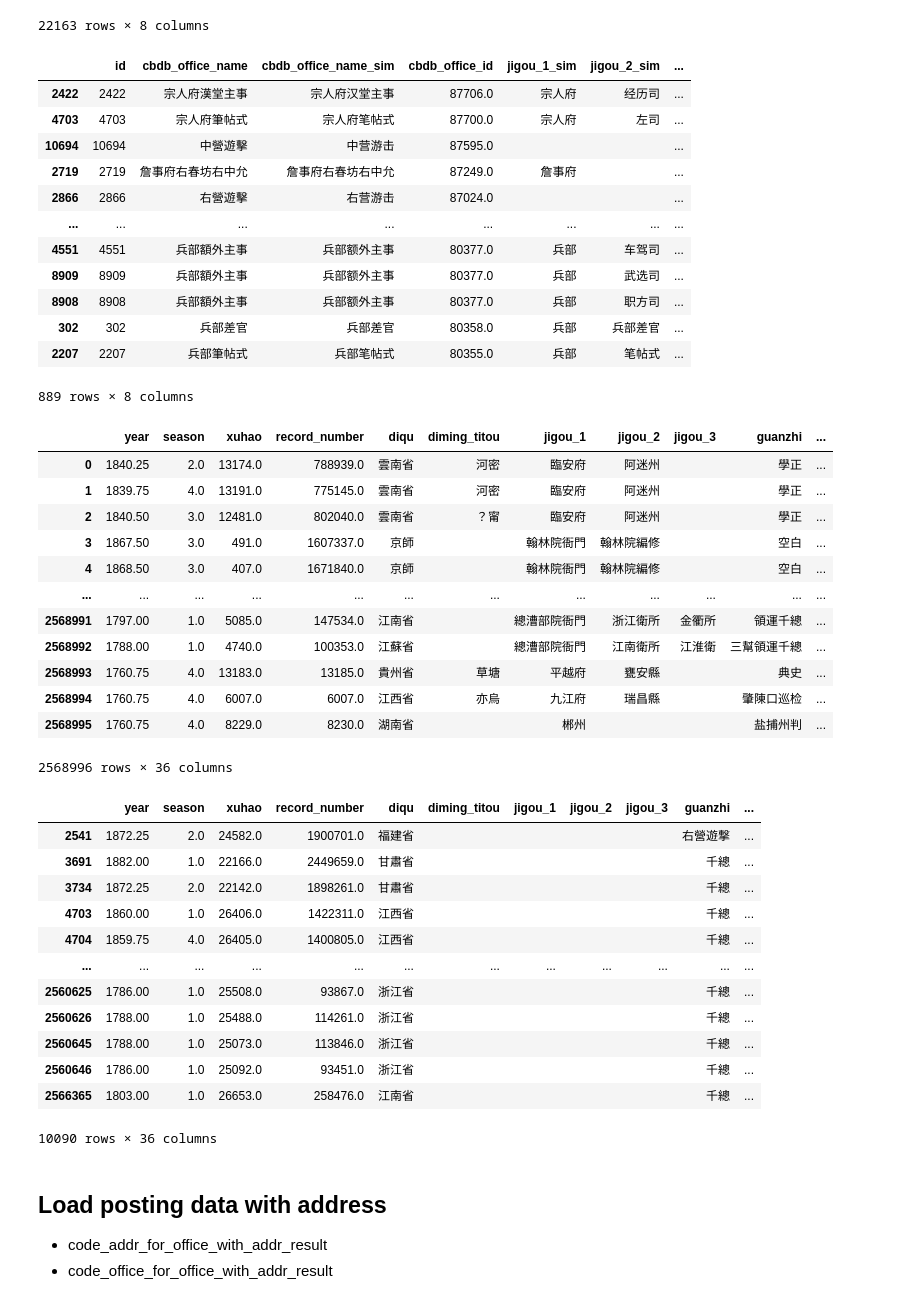
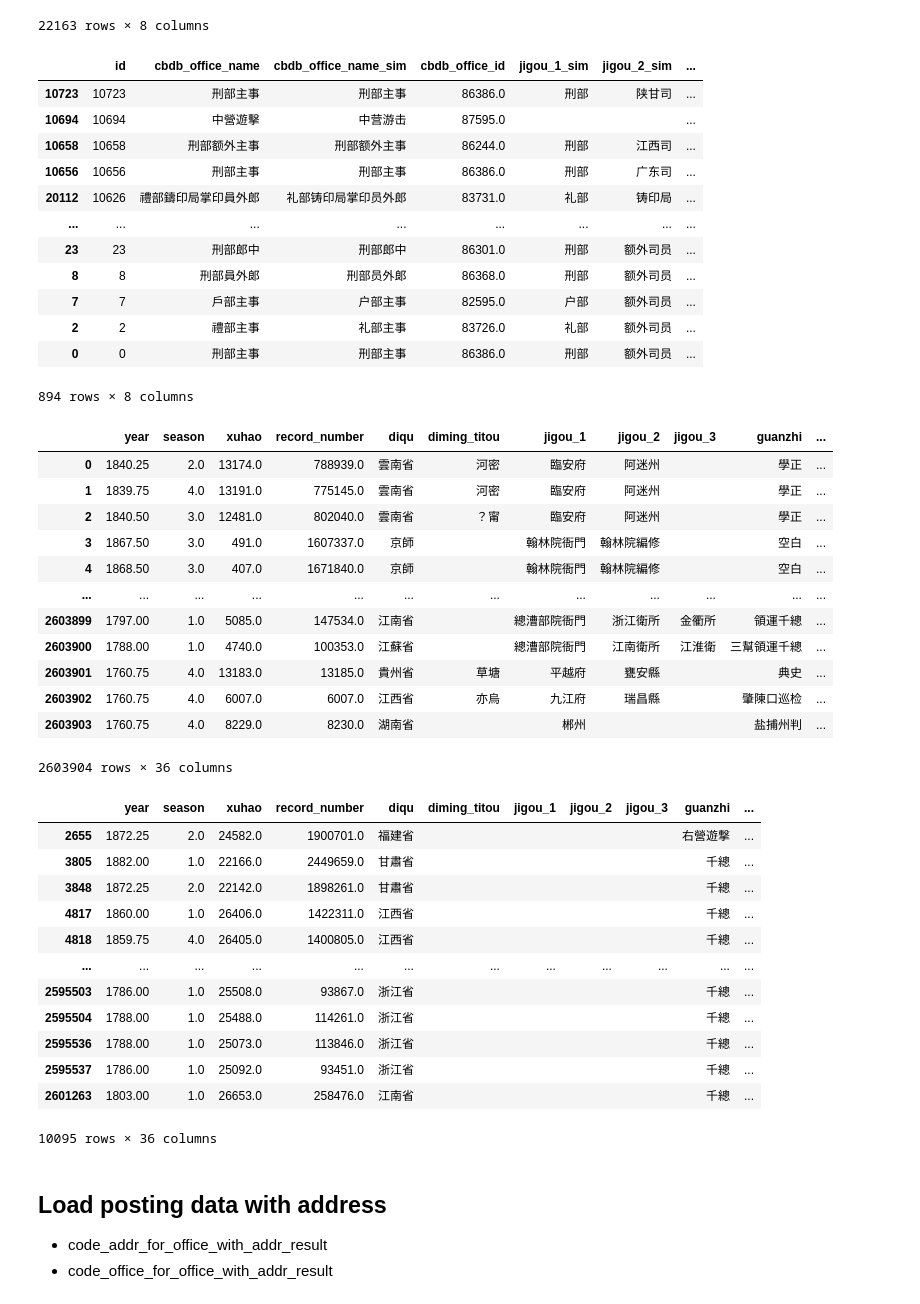
Before and after one commit to cbdb-project/Jinshenlu-20240725-Han-persons-not-in-CBDB_Hongsu, a Jupyter notebook: 6 Extract the cooked data/assign-labels-to-data.ipynb, the cells around one changed output. Saved outputs shown, nothing was run; the diff lists cells and outputs as text; code cells hidden in the pictures.

```diff
--- a/6 Extract the cooked data/assign-labels-to-data.ipynb
+++ b/6 Extract the cooked data/assign-labels-to-data.ipynb
@@ -303,20 +317,20 @@ posting_office_only_office_source
 # %%
 # Using jigou_1_sim	jigou_2_sim	jigou_3_sim	guanzhi_sim as the key, if there are multiple keys, use the one with largest id number
 posting_office_only_office_source = posting_office_only_office_source[posting_office_only_office_source["cbdb_office_id"].notnull()]
-posting_office_only_office_source = posting_office_only_office_source.sort_values("cbdb_office_id", ascending=False)
+posting_office_only_office_source = posting_office_only_office_source.sort_values("id", ascending=False)
 posting_office_only_office_source = posting_office_only_office_source.drop_duplicates(["jigou_1_sim", "jigou_2_sim", "jigou_3_sim", "guanzhi_sim"])
 posting_office_only_office_source
 # %% [output]
 |  | id | cbdb_office_name | cbdb_office_name_sim | cbdb_office_id | jigou_1_sim | jigou_2_sim | ... |
-| 2422 | 2422 | 宗人府漢堂主事 | 宗人府汉堂主事 | 87706.0 | 宗人府 | 经历司 | ... |
-| 4703 | 4703 | 宗人府筆帖式 | 宗人府笔帖式 | 87700.0 | 宗人府 | 左司 | ... |
+| 10723 | 10723 | 刑部主事 | 刑部主事 | 86386.0 | 刑部 | 陕甘司 | ... |
 | 10694 | 10694 | 中營遊擊 | 中营游击 | 87595.0 |  |  | ... |
-| 2719 | 2719 | 詹事府右春坊右中允 | 詹事府右春坊右中允 | 87249.0 | 詹事府 |  | ... |
-| 2866 | 2866 | 右營遊擊 | 右营游击 | 87024.0 |  |  | ... |
+| 10658 | 10658 | 刑部额外主事 | 刑部额外主事 | 86244.0 | 刑部 | 江西司 | ... |
+| 10656 | 10656 | 刑部主事 | 刑部主事 | 86386.0 | 刑部 | 广东司 | ... |
+| 20112 | 10626 | 禮部鑄印局掌印員外郎 | 礼部铸印局掌印员外郎 | 83731.0 | 礼部 | 铸印局 | ... |
 | ... | ... | ... | ... | ... | ... | ... | ... |
-| 4551 | 4551 | 兵部額外主事 | 兵部额外主事 | 80377.0 | 兵部 | 车驾司 | ... |
-| 8909 | 8909 | 兵部額外主事 | 兵部额外主事 | 80377.0 | 兵部 | 武选司 | ... |
-| 8908 | 8908 | 兵部額外主事 | 兵部额外主事 | 80377.0 | 兵部 | 职方司 | ... |
-| 302 | 302 | 兵部差官 | 兵部差官 | 80358.0 | 兵部 | 兵部差官 | ... |
-| 2207 | 2207 | 兵部筆帖式 | 兵部笔帖式 | 80355.0 | 兵部 | 笔帖式 | ... |
+| 23 | 23 | 刑部郎中 | 刑部郎中 | 86301.0 | 刑部 | 额外司员 | ... |
+| 8 | 8 | 刑部員外郞 | 刑部员外郞 | 86368.0 | 刑部 | 额外司员 | ... |
+| 7 | 7 | 戶部主事 | 户部主事 | 82595.0 | 户部 | 额外司员 | ... |
+| 2 | 2 | 禮部主事 | 礼部主事 | 83726.0 | 礼部 | 额外司员 | ... |
+| 0 | 0 | 刑部主事 | 刑部主事 | 86386.0 | 刑部 | 额外司员 | ... |
-889 rows × 8 columns
+894 rows × 8 columns
@@ -324,7 +342,7 @@ posting_office_only_office_source
 ## merge posting_office_only_office_source to df_new
 # drop id,
 posting_office_only_office_source = posting_office_only_office_source.drop(columns=["id", "cbdb_office_name_sim"])
-posting_office_only_office_source = posting_office_only_office_source.rename(columns={"cbdb_office_name":"cbdb_center_office_name", "cbdb_office_id":"cbdb_center_office_id"})
+posting_office_only_office_source = posting_office_only_office_source.rename(columns={"cbdb_office_name":"cbdb_posting_office_name", "cbdb_office_id":"cbdb_posting_office_id"})
 df_new = pd.merge(df_new, posting_office_only_office_source, on=["jigou_1_sim", "jigou_2_sim", "jigou_3_sim", "guanzhi_sim"], how="left")
 df_new
 # %% [output]
@@ -335,29 +353,29 @@ df_new
 | 3 | 1867.50 | 3.0 | 491.0 | 1607337.0 | 京師 |  | 翰林院衙門 | 翰林院編修 |  | 空白 | ... |
 | 4 | 1868.50 | 3.0 | 407.0 | 1671840.0 | 京師 |  | 翰林院衙門 | 翰林院編修 |  | 空白 | ... |
 | ... | ... | ... | ... | ... | ... | ... | ... | ... | ... | ... | ... |
-| 2568991 | 1797.00 | 1.0 | 5085.0 | 147534.0 | 江南省 |  | 總漕部院衙門 | 浙江衛所 | 金衢所 | 領運千總 | ... |
-| 2568992 | 1788.00 | 1.0 | 4740.0 | 100353.0 | 江蘇省 |  | 總漕部院衙門 | 江南衛所 | 江淮衛 | 三幫領運千總 | ... |
-| 2568993 | 1760.75 | 4.0 | 13183.0 | 13185.0 | 貴州省 | 草塘 | 平越府 | 甕安縣 |  | 典史 | ... |
-| 2568994 | 1760.75 | 4.0 | 6007.0 | 6007.0 | 江西省 | 亦烏 | 九江府 | 瑞昌縣 |  | 肇陳口巡检 | ... |
-| 2568995 | 1760.75 | 4.0 | 8229.0 | 8230.0 | 湖南省 |  | 郴州 |  |  | 盐捕州判 | ... |
+| 2603899 | 1797.00 | 1.0 | 5085.0 | 147534.0 | 江南省 |  | 總漕部院衙門 | 浙江衛所 | 金衢所 | 領運千總 | ... |
+| 2603900 | 1788.00 | 1.0 | 4740.0 | 100353.0 | 江蘇省 |  | 總漕部院衙門 | 江南衛所 | 江淮衛 | 三幫領運千總 | ... |
+| 2603901 | 1760.75 | 4.0 | 13183.0 | 13185.0 | 貴州省 | 草塘 | 平越府 | 甕安縣 |  | 典史 | ... |
+| 2603902 | 1760.75 | 4.0 | 6007.0 | 6007.0 | 江西省 | 亦烏 | 九江府 | 瑞昌縣 |  | 肇陳口巡检 | ... |
+| 2603903 | 1760.75 | 4.0 | 8229.0 | 8230.0 | 湖南省 |  | 郴州 |  |  | 盐捕州判 | ... |
-2568996 rows × 36 columns
+2603904 rows × 36 columns
 # %%
 # count cbdb_center_office_name is not null
-df_new[df_new["cbdb_center_office_name"].notnull()]
+df_new[df_new["cbdb_posting_office_name"].notnull()]
 # %% [output]
 |  | year | season | xuhao | record_number | diqu | diming_titou | jigou_1 | jigou_2 | jigou_3 | guanzhi | ... |
-| 2541 | 1872.25 | 2.0 | 24582.0 | 1900701.0 | 福建省 |  |  |  |  | 右營遊撃 | ... |
-| 3691 | 1882.00 | 1.0 | 22166.0 | 2449659.0 | 甘肅省 |  |  |  |  | 千總 | ... |
-| 3734 | 1872.25 | 2.0 | 22142.0 | 1898261.0 | 甘肅省 |  |  |  |  | 千總 | ... |
-| 4703 | 1860.00 | 1.0 | 26406.0 | 1422311.0 | 江西省 |  |  |  |  | 千總 | ... |
-| 4704 | 1859.75 | 4.0 | 26405.0 | 1400805.0 | 江西省 |  |  |  |  | 千總 | ... |
+| 2655 | 1872.25 | 2.0 | 24582.0 | 1900701.0 | 福建省 |  |  |  |  | 右營遊撃 | ... |
+| 3805 | 1882.00 | 1.0 | 22166.0 | 2449659.0 | 甘肅省 |  |  |  |  | 千總 | ... |
+| 3848 | 1872.25 | 2.0 | 22142.0 | 1898261.0 | 甘肅省 |  |  |  |  | 千總 | ... |
+| 4817 | 1860.00 | 1.0 | 26406.0 | 1422311.0 | 江西省 |  |  |  |  | 千總 | ... |
+| 4818 | 1859.75 | 4.0 | 26405.0 | 1400805.0 | 江西省 |  |  |  |  | 千總 | ... |
 | ... | ... | ... | ... | ... | ... | ... | ... | ... | ... | ... | ... |
-| 2560625 | 1786.00 | 1.0 | 25508.0 | 93867.0 | 浙江省 |  |  |  |  | 千總 | ... |
-| 2560626 | 1788.00 | 1.0 | 25488.0 | 114261.0 | 浙江省 |  |  |  |  | 千總 | ... |
-| 2560645 | 1788.00 | 1.0 | 25073.0 | 113846.0 | 浙江省 |  |  |  |  | 千總 | ... |
-| 2560646 | 1786.00 | 1.0 | 25092.0 | 93451.0 | 浙江省 |  |  |  |  | 千總 | ... |
-| 2566365 | 1803.00 | 1.0 | 26653.0 | 258476.0 | 江南省 |  |  |  |  | 千總 | ... |
+| 2595503 | 1786.00 | 1.0 | 25508.0 | 93867.0 | 浙江省 |  |  |  |  | 千總 | ... |
+| 2595504 | 1788.00 | 1.0 | 25488.0 | 114261.0 | 浙江省 |  |  |  |  | 千總 | ... |
+| 2595536 | 1788.00 | 1.0 | 25073.0 | 113846.0 | 浙江省 |  |  |  |  | 千總 | ... |
+| 2595537 | 1786.00 | 1.0 | 25092.0 | 93451.0 | 浙江省 |  |  |  |  | 千總 | ... |
+| 2601263 | 1803.00 | 1.0 | 26653.0 | 258476.0 | 江南省 |  |  |  |  | 千總 | ... |
-10090 rows × 36 columns
+10095 rows × 36 columns
 # %% [markdown]
 ## Load posting data with address
 
```
Also changed, not shown: parts of 31 cells of this notebook, 3 other files.
